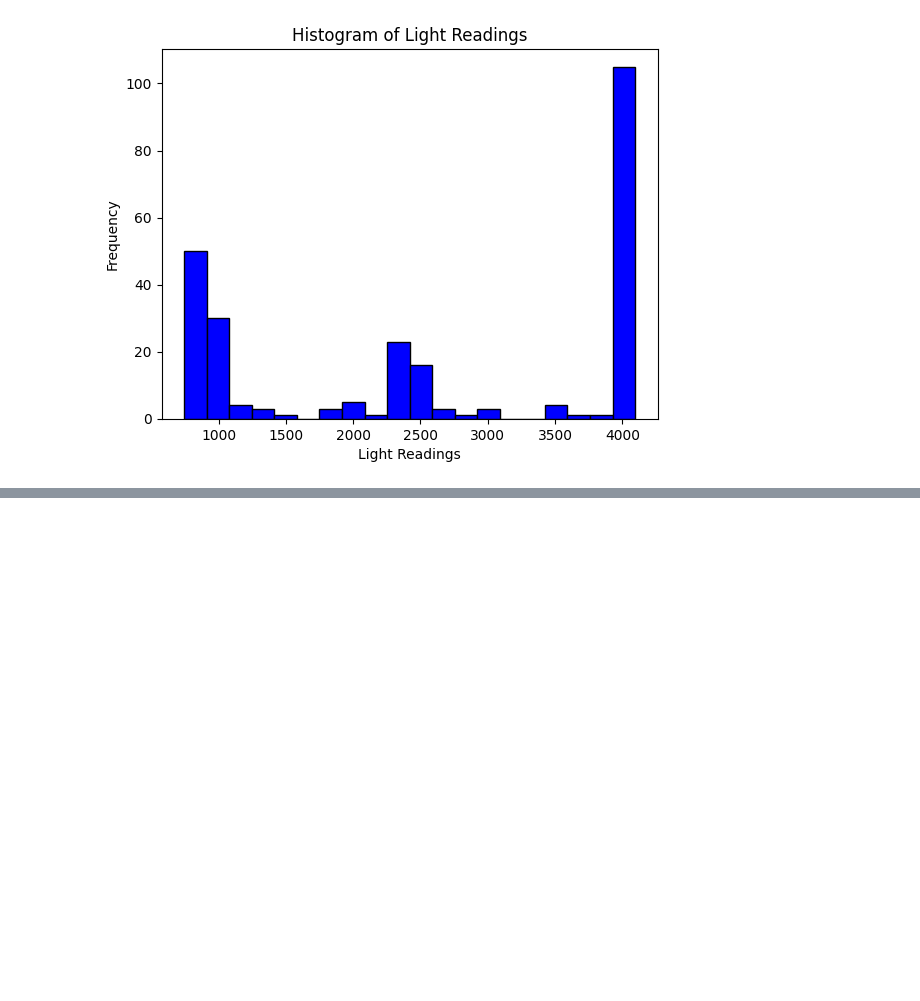
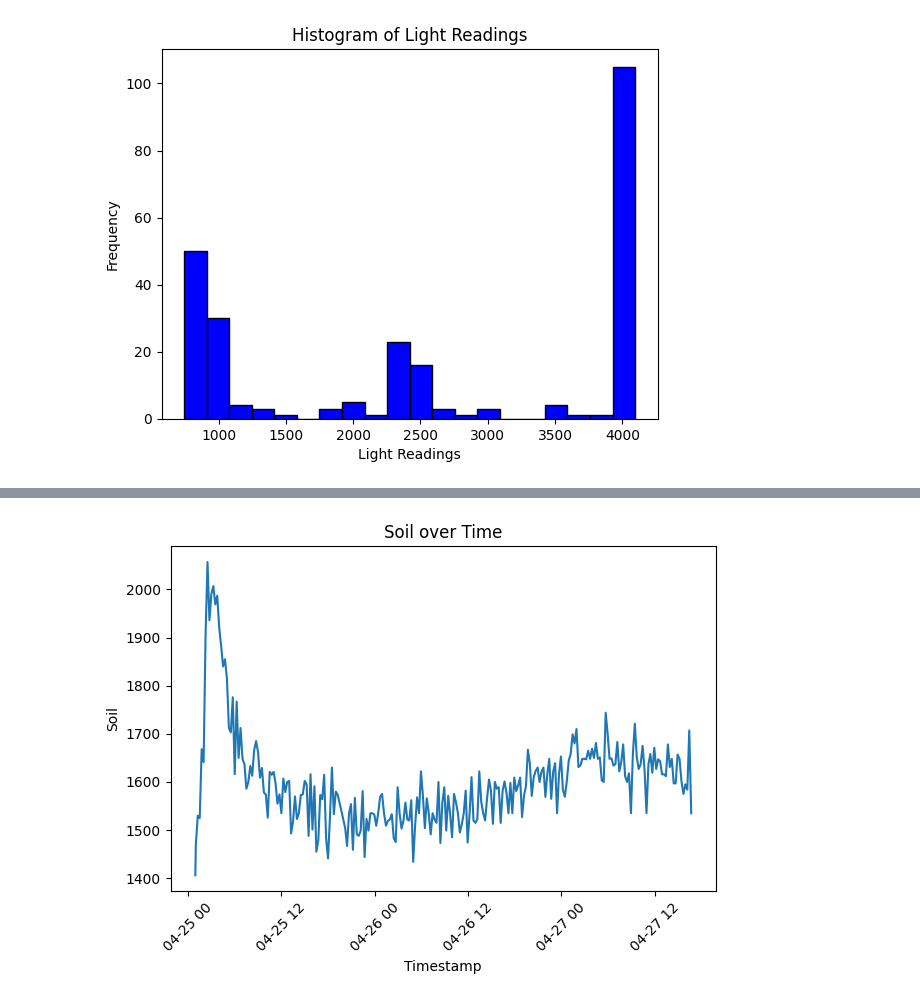
Before and after one commit to saguirregaray1/ia-plant, a Jupyter notebook: planta.ipynb, the cells around one changed output, grey strips where cells are left out. Drawn from its saved outputs; the diff is of its cells as text; code cells hidden in the pictures; blank space fills up the shorter version.

```diff
--- a/planta.ipynb
+++ b/planta.ipynb
@@ -148,0 +197,12 @@ plt.show()
+# %%
+import matplotlib.pyplot as plt
+
+plt.plot(df['timestamp'], df['soil'])
+plt.xlabel('Timestamp')
+plt.ylabel('Soil')
+plt.title('Soil over Time')
+plt.xticks(rotation=45)
+plt.tight_layout()
+plt.show()
+# %% [output]
+[figure, added]
```
Also changed, not shown: parts of 18 cells of this notebook.
